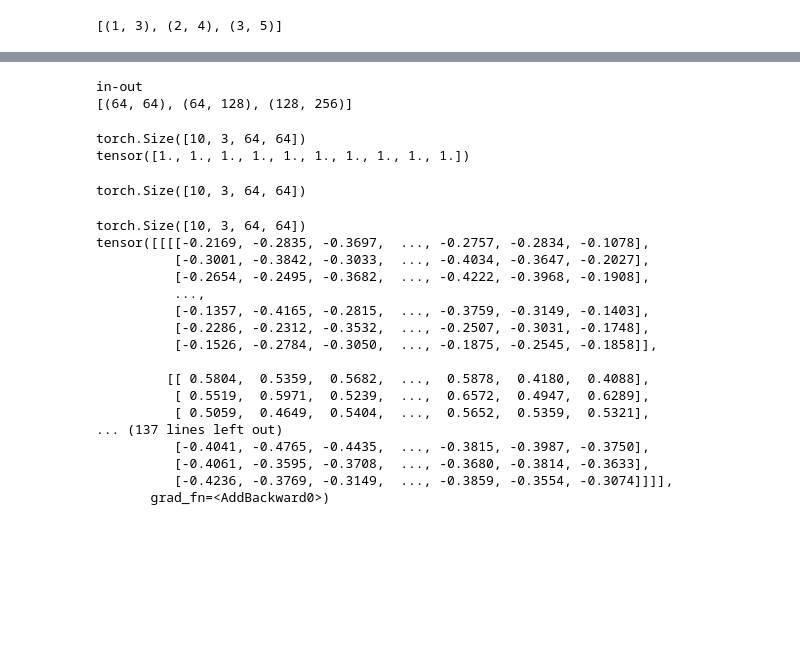
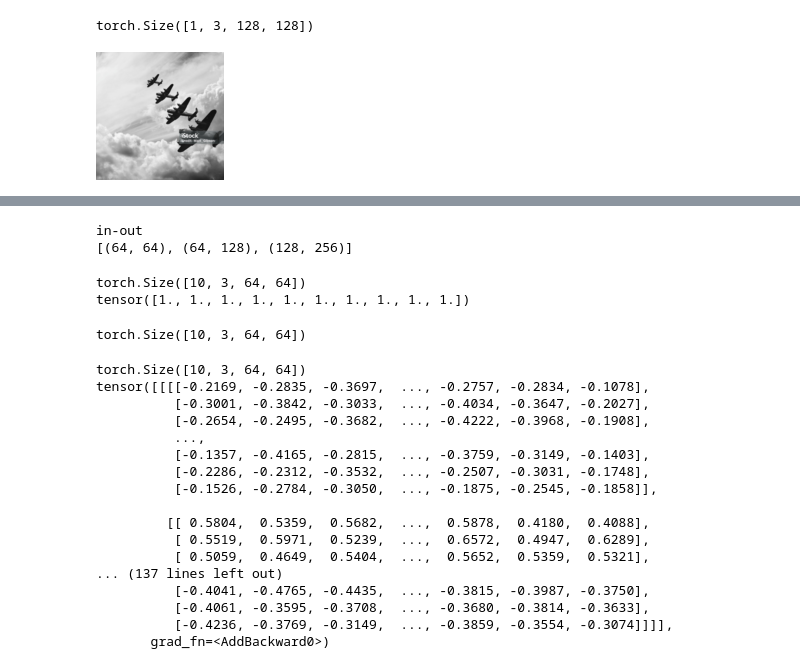
Before and after one commit to WillCh/research_models, a Jupyter notebook: diffusion/diffusion_vanilla.ipynb, the cells around one changed output, grey strips where cells are left out. Drawn from its saved outputs; the diff is of its cells as text; code cells hidden in the pictures; blank space fills up the shorter version.

```diff
--- a/diffusion/diffusion_vanilla.ipynb
+++ b/diffusion/diffusion_vanilla.ipynb
@@ -436,4 +456,23 @@ def q_sample(x_start: torch.Tensor, t, alphas: Alphas, noise=None):
 # %%
 # Image pre-process
 from torchvision.transforms import Compose, ToTensor, Lambda, ToPILImage, CenterCrop, Resize
+from PIL import Image
+import requests
+from typing import Dict, Tuple, List
+
+image_size = 128
+transform = Compose([
+    Resize(image_size),
+    CenterCrop(image_size),
+    ToTensor(), # turn into torch Tensor of shape CHW, divide by 255
+    Lambda(lambda t: (t * 2) - 1),
+])
+
+reverse_transform = Compose([
+     Lambda(lambda t: (t + 1) / 2),
+     Lambda(lambda t: t.permute(1, 2, 0)), # CHW to HWC
+     Lambda(lambda t: t * 255.),
+     Lambda(lambda t: t.numpy().astype(np.uint8)),
+     ToPILImage(),
+])
 # %%
@@ -461,7 +484,21 @@ torch.Size([2, 1, 1])
+# %%
+x_start = transform(image).unsqueeze(0)
+print(x_start.shape)
+reverse_transform(x_start.squeeze())
+# %% [output]
+torch.Size([1, 3, 128, 128])
+[figure, added]
 # %%
-a = [1, 2, 3]
-b = [3,4,5]
-c = zip(a,b)
-print(list(c))
+# Test the adding noise visually
+def construct_noisy_image(x_start, t):
+    x_noisy = q_sample(x_start, alphas=Alphas(total_timestamps=300), t=t)
+    # turn back into PIL image
+    noisy_image = reverse_transform(x_noisy.squeeze())
+    return noisy_image
+
+def plot_examples(images: List):
+    image_num = len(images)
+    plt.figure()
+    fig, axs = plt.subplots(figsize=(200,200), nrows=1, ncols=image_num)
+    for i in range(image_num):
+        axs[i].imshow(np.asarray(images[i]))
-# %% [output]
-[(1, 3), (2, 4), (3, 5)]
```
Also changed, not shown: parts of 3 cells of this notebook.
